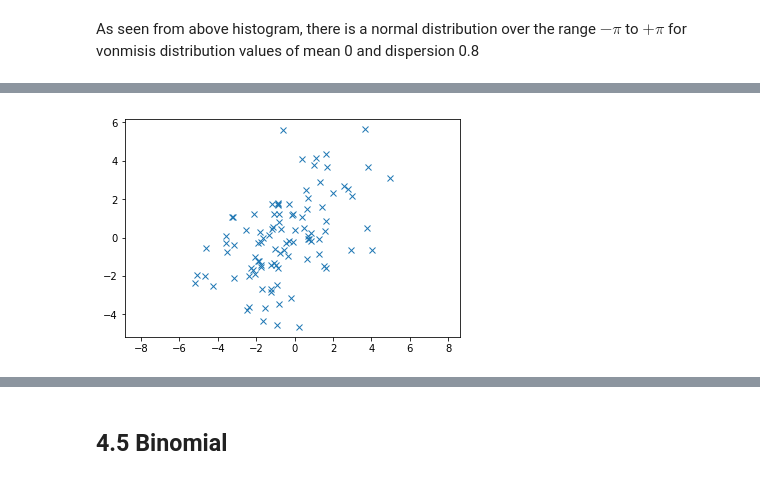
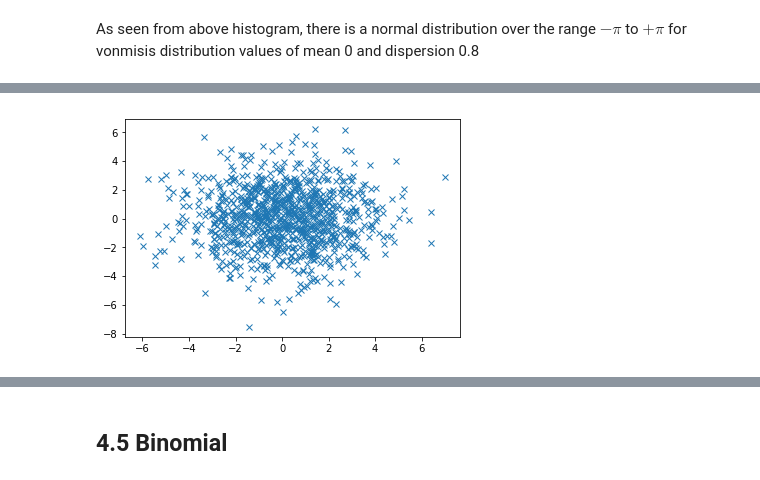
Before and after one commit to healyshane/programming_for_data_analysis-practical_assignment, a Jupyter notebook: Programming for Data Analysis_Assignment.ipynb, the cells around one changed output, grey strips where cells are left out. Cells and saved outputs as stored; diff of their text form; code cells hidden in the pictures.

```diff
--- a/Programming for Data Analysis_Assignment.ipynb
+++ b/Programming for Data Analysis_Assignment.ipynb
@@ -455,9 +411,10 @@ plt.show()
 # %%
+# With means of zero, generate two arrays to hold the two dimensions of normally distributed values
 mean = [0, 0]
-cov = [[4,2], [2,4]]  # diagonal covariance
-x, y = np.random.multivariate_normal(mean, cov, 100).T
-plt.plot(x, y, 'x')
-plt.axis('equal')
-plt.show()
+cov = [[4,0], [0,4]]  # diagonal covariance, x and y variance = 4, off diagonal elements =0
+t, u = np.random.multivariate_normal(mean, cov, 1000).T
+plt.plot(t, u, 'x');
+
+plt.show();
 # %% [output]
-[figure, old version]
+[figure, new version]
```
Also changed, not shown: parts of 66 cells of this notebook.
